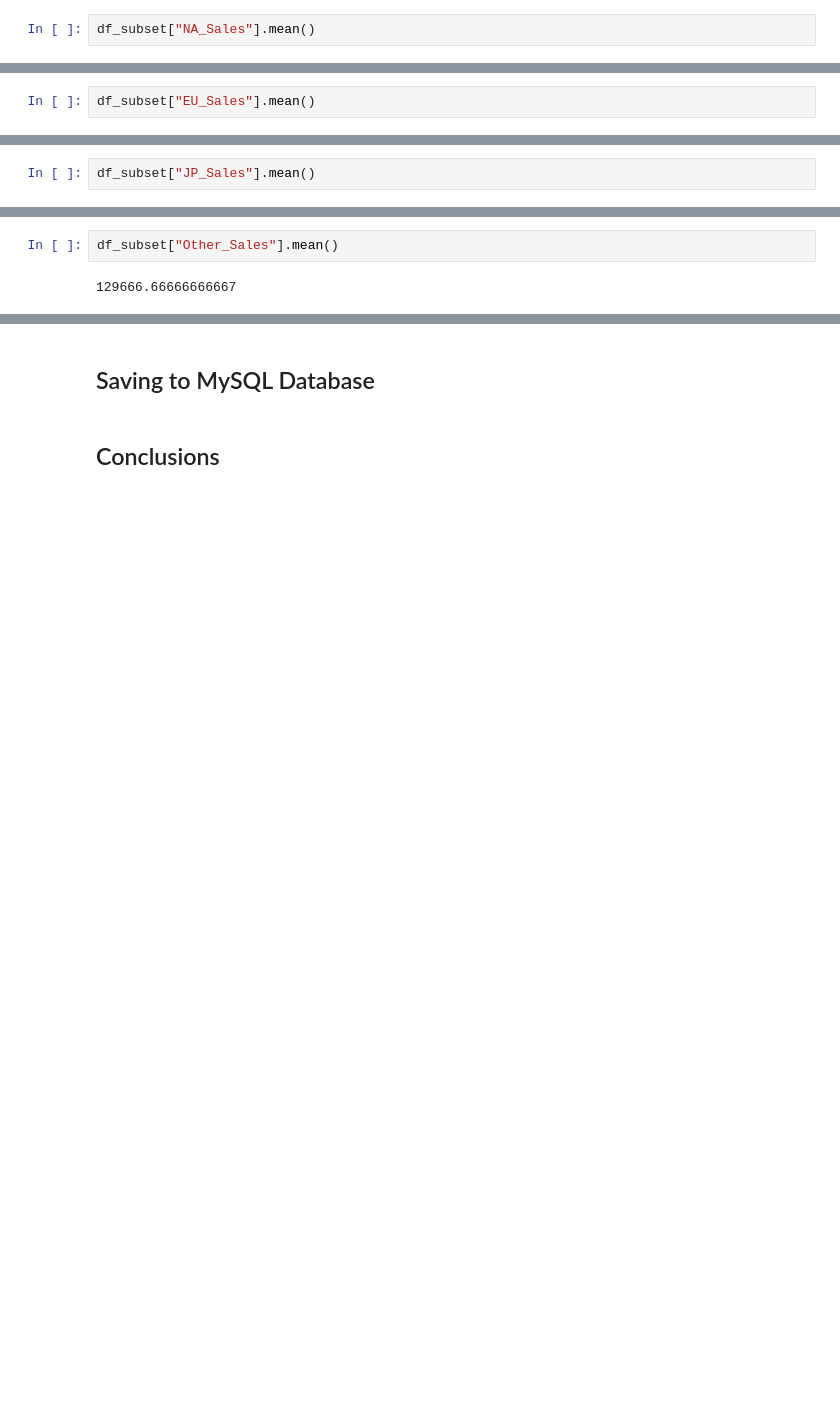
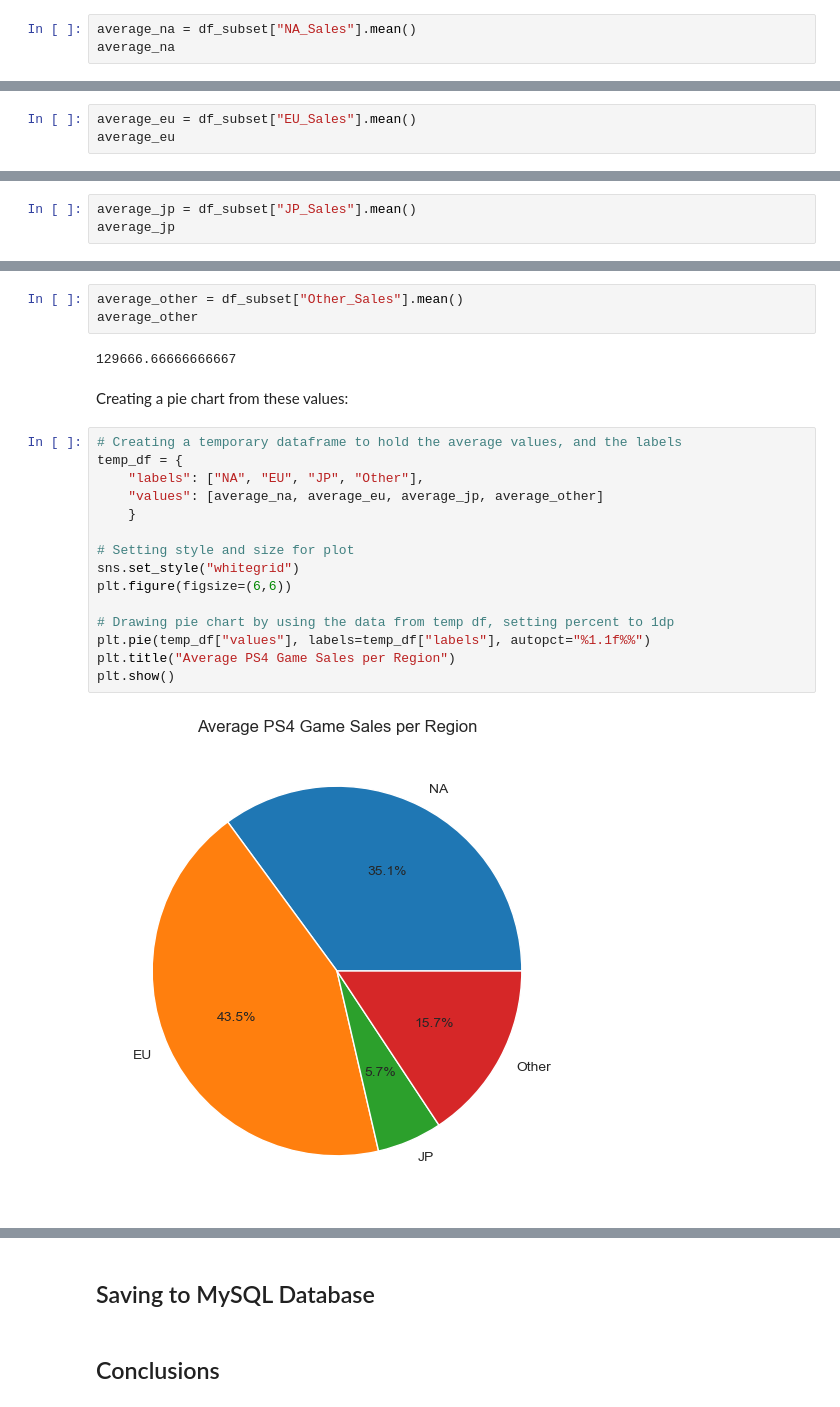
Before and after one commit to Rayan-Arshed/Data-Pipeline-Assessment-Video-Game-Data, a Jupyter notebook: Data-Pipeline-Assessment.ipynb, the cells around one changed output, grey strips where cells are left out. Drawn from its saved outputs; the diff is of its cells as text; blank space fills up the shorter version.

Commit message:
Pie Charts and regional analysis of PS4 vs history

```diff
--- a/Data-Pipeline-Assessment.ipynb
+++ b/Data-Pipeline-Assessment.ipynb
@@ -1124,21 +1128,44 @@ df_subset
 # %% [markdown]
 From this subset, I can find the averages for each region
 # %%
-df_subset["NA_Sales"].mean()
+average_na = df_subset["NA_Sales"].mean()
+average_na
 # %% [output]
 289666.6666666667
 # %%
-df_subset["EU_Sales"].mean()
+average_eu = df_subset["EU_Sales"].mean()
+average_eu
 # %% [output]
 359666.6666666667
 # %%
-df_subset["JP_Sales"].mean()
+average_jp = df_subset["JP_Sales"].mean()
+average_jp
 # %% [output]
 47000.0
 # %%
-df_subset["Other_Sales"].mean()
+average_other = df_subset["Other_Sales"].mean()
+average_other
 # %% [output]
 129666.66666666667
+# %% [markdown]
+Creating a pie chart from these values:
+# %%
+# Creating a temporary dataframe to hold the average values, and the labels
+temp_df = {
+    "labels": ["NA", "EU", "JP", "Other"],
+    "values": [average_na, average_eu, average_jp, average_other]
+    }
+
+# Setting style and size for plot
+sns.set_style("whitegrid")
+plt.figure(figsize=(6,6))
+
+# Drawing pie chart by using the data from temp df, setting percent to 1dp
+plt.pie(temp_df["values"], labels=temp_df["labels"], autopct="%1.1f%%")
+plt.title("Average PS4 Game Sales per Region")
+plt.show()
+# %% [output]
+[figure, added]
 # %% [markdown]
 From these values, we can see that EU is the region that on average sells the most copies, with NA just behind, and Other and JP farther behind that. This shows that the strongest market to get share in and compete in would be EU, which Sony does have a branch in to focus on working with EU teams and to market to Europe, meanwhile a company such as Xbox has much less presence EU, as a North American company.
 
```
Also changed, not shown: parts of 14 cells of this notebook.
